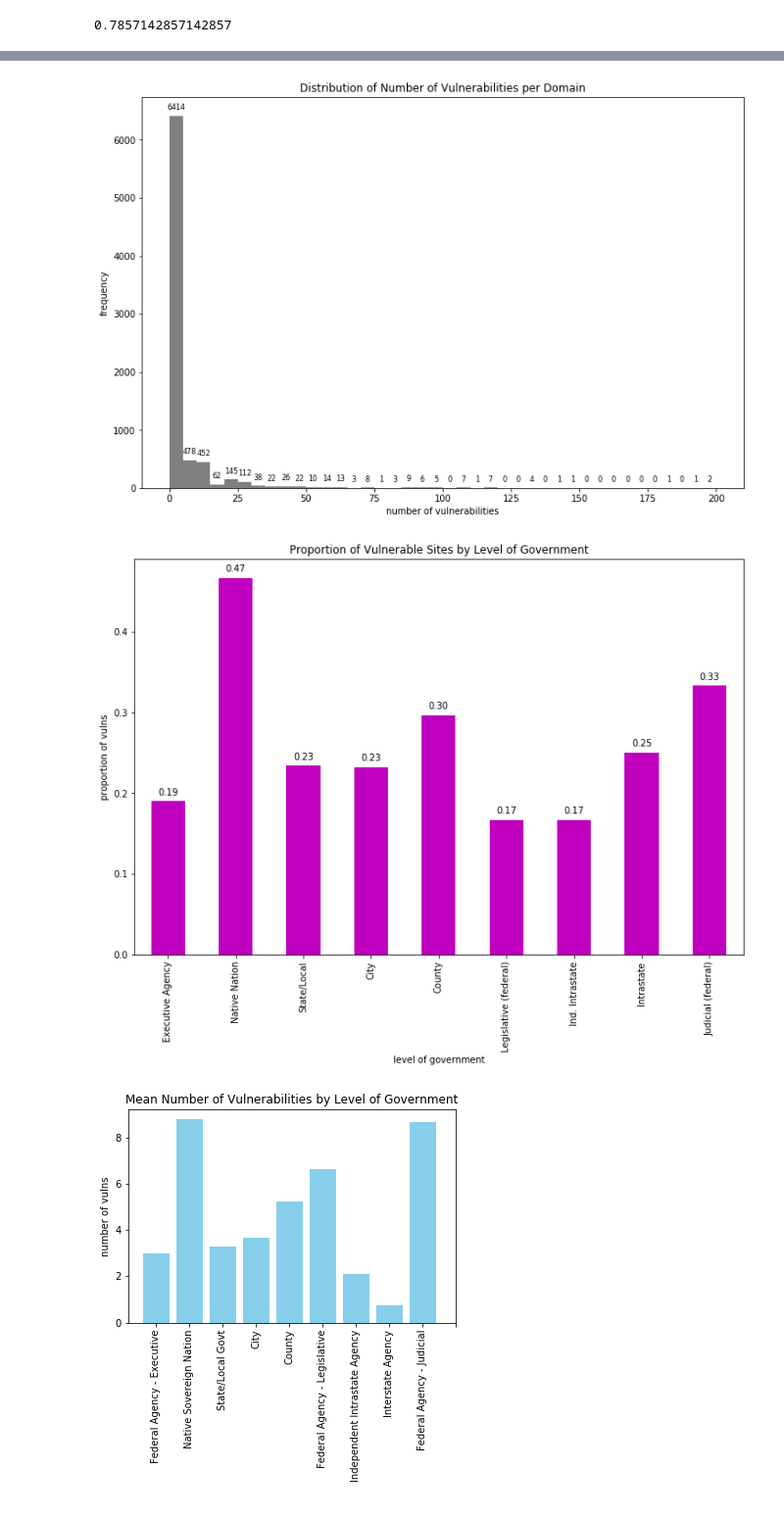
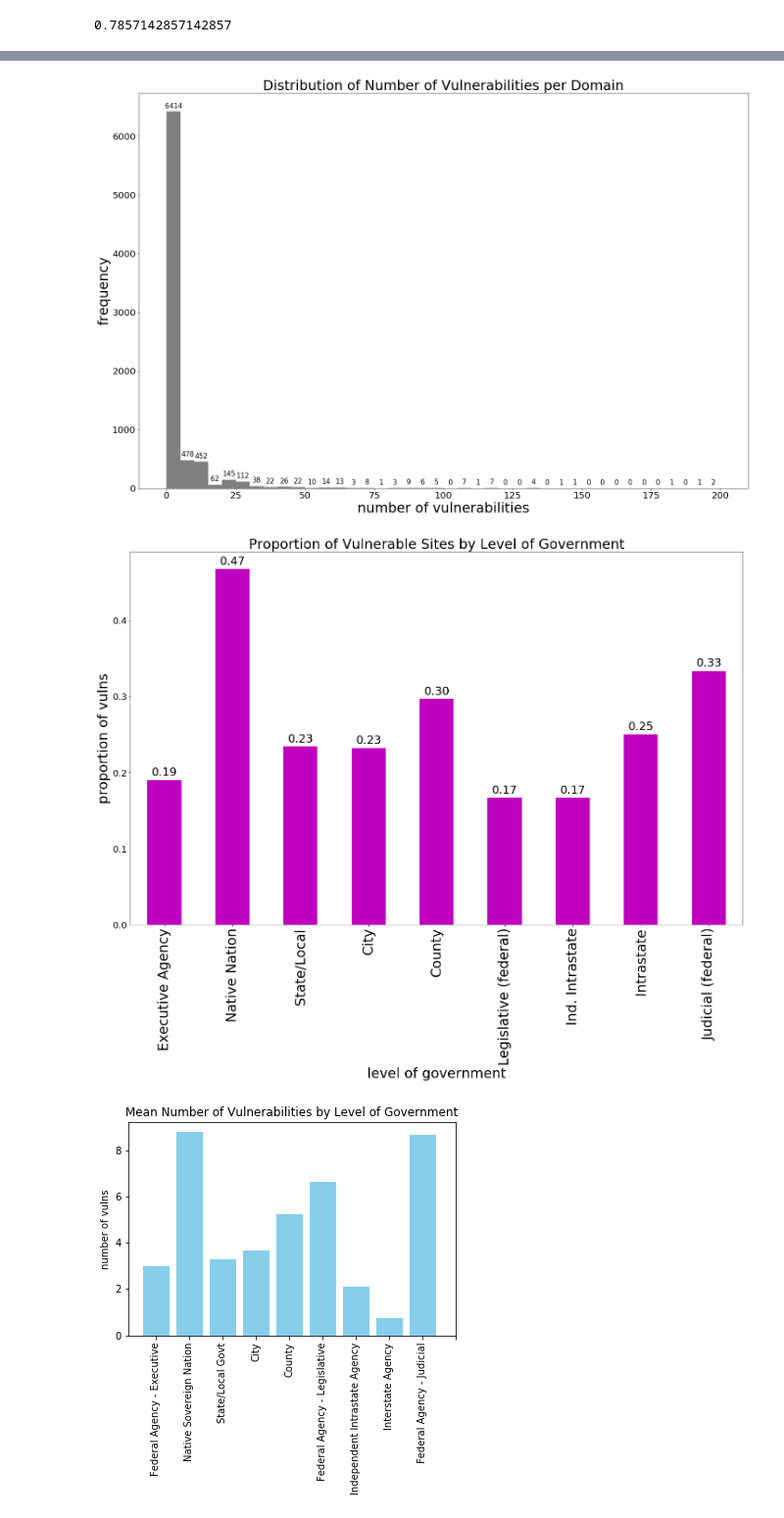
Before and after one commit to njohnson99/vulnerable-us-gov, a Jupyter notebook: nari-viz.ipynb, the cells around one changed output, grey strips where cells are left out. Shown at 98% size. Drawn from its saved outputs; the diff is of its cells as text; code cells hidden in the pictures.

```diff
--- a/nari-viz.ipynb
+++ b/nari-viz.ipynb
@@ -30,6 +30,10 @@ TypeError: ufunc 'isnan' not supported for the input types, and the inputs could
 # %%
 for d in domain_types:
     d_rows = df.loc[df['Domain Type'] == d]
+    if(d == 'Native Sovereign Nation'):
+        for r in d_rows['Security Contact Email']:
+            if(r != '(blank)'):
+                print(r)
     plt.hist(d_rows['max_cvss'], color='pink')
     plt.ylabel('max CVSS')
     plt.title(d)
@@ -55,10 +66,11 @@ n_type = {}
 
 for d in domain_types:
     d_rows = df.loc[df['Domain Type'] == d]
+    vuln_df = d_rows.loc[df['n_vulns'] > 0]
     n_type[d] = len(d_rows)
-    v = np.mean(d_rows['total_cvss'])
-    m = np.mean(d_rows['max_cvss'])
-    n_vulns = np.mean(d_rows['n_vulns'])
+    v = np.mean(vuln_df['total_cvss'])
+    m = np.mean(vuln_df['max_cvss'])
+    n_vulns = np.mean(vuln_df['n_vulns'])
     if(len(d_rows > 0)):
         p_vulns = len(d_rows.loc[d_rows['n_vulns'] > 0]) / len(d_rows)
     else:
@@ -121,7 +133,7 @@ def add_value_labels(ax, spacing=5):
             va = 'top'
 
         # Use Y value as label and format number with one decimal place
-        label = "{:.0f}".format(y_value)
+        label = "{:.2f}".format(y_value)
 
         # Create annotation
         ax.annotate(
@@ -130,7 +142,7 @@ def add_value_labels(ax, spacing=5):
             xytext=(0, space),          # Vertically shift label by `space`
             textcoords="offset points", # Interpret `xytext` as offset in points
             ha='center',                # Horizontally center label
-            va=va, size=8)                      # Vertically align label differently for
+            va=va, size=25)                      # Vertically align label differently for
                                         # positive and negative values.
 
 
@@ -197,29 +224,39 @@ plt.show()
 # %%
 binwidth = 5
 
-plt.figure(figsize=(12, 8))
+plt.figure(figsize=(24, 16))
 ax = (df['n_vulns']).plot(kind='hist', color='gray', bins=range(min(df['n_vulns']), max(df['n_vulns']) + binwidth, binwidth))
-ax.set_title('Distribution of Number of Vulnerabilities per Domain')
-ax.set_xlabel('number of vulnerabilities')
-ax.set_ylabel('frequency')
+ax.set_title('Distribution of Number of Vulnerabilities per Domain', size = 30)
+ax.set_xlabel('number of vulnerabilities', size = 30)
+ax.set_ylabel('frequency', size = 30)
 #ax.set_xticklabels(short_labels)
 add_value_labels(ax)
+ax.tick_params(labelsize=20)
+
 #plt.savefig("mean_by_level.png")
+plt.savefig("nvulns.png",bbox_inches='tight')
+
 plt.show()
 # %% [output]
-[figure, old version]
+[figure, new version]
 # %%
-plt.figure(figsize=(12, 8))
+plt.figure(figsize=(24, 15))
 ax = (pd.Series.from_array(list(pro_vulns.values())[:-1])).plot(kind='bar', color='m')
-ax.set_title('Proportion of Vulnerable Sites by Level of Government')
-ax.set_xlabel('level of government')
-ax.set_ylabel('proportion of vulns')
-ax.set_xticklabels(short_labels)
+ax.set_title('Proportion of Vulnerable Sites by Level of Government', size=30)
+ax.set_xlabel('level of government', size=30)
+ax.set_ylabel('proportion of vulns', size=30)
+ax.tick_params(labelsize=20)
+
+ax.set_xticklabels(short_labels, size=30)
+
+
 add_value_labels(ax)
+plt.savefig("pro_chart.png",bbox_inches='tight')
+
 #plt.savefig("mean_by_level.png")
 plt.show()
 # %% [output]
-[figure, old version]
+[figure, new version]
 # %%
 #fig, ax = plt.subplots()
 x = range(len(d_no_nan))
```
Also changed, not shown: parts of 7 cells of this notebook.
